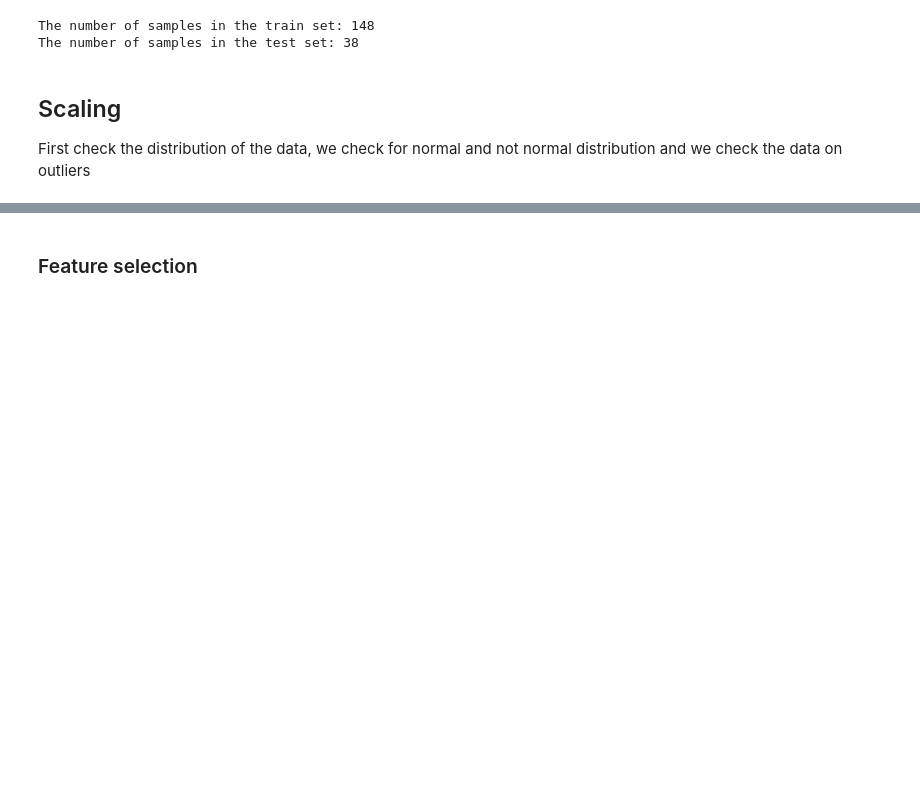
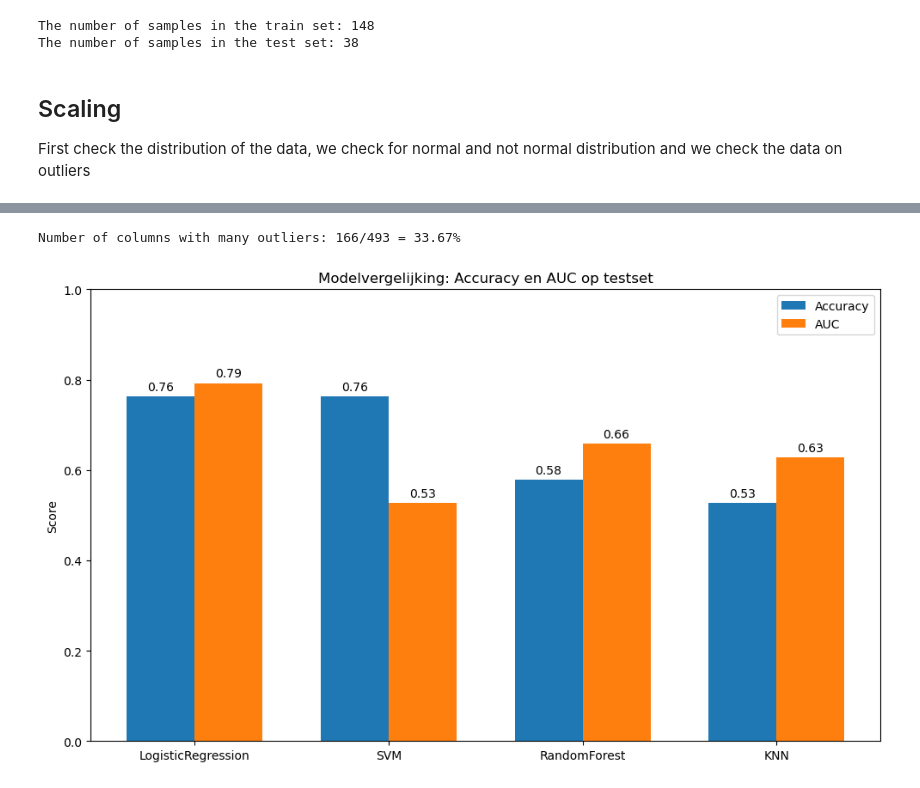
Before and after one commit to TaraVijgeboom/TM10007_Group10_Liver, a Jupyter notebook: assignment.ipynb, the cells around one changed output, grey strips where cells are left out. Drawn from its saved outputs; the diff is of its cells as text; code cells hidden in the pictures; blank space fills up the shorter version.

```diff
--- a/assignment.ipynb
+++ b/assignment.ipynb
@@ -187,2 +144,69 @@ plt.show()
-# %% [markdown]
-### Feature selection
+# %%
+# Calculating presence and number of outliers
+columns_many_outliers_count = 0
+
+for column in X_train:
+    Q1 = X_train[column].quantile(0.25)
+    Q3 = X_train[column].quantile(0.75)
+    IQR = Q3 - Q1
+
+# Checking for missing data
+# Print the number of missing values
+print(f"Amount of missing data: {data_binary.isna().sum().sum()}")
+# Print the number of zeros per feature
+zero_counts = (data_binary.drop(columns=['label']) == 0).sum()
+features_with_zeros = zero_counts[zero_counts > 0]
+print(f"\nPercentage of zeros per feature: \n{features_with_zeros/len(data_binary.index)*100}")
+
+# Remove columns with =/> 10% zeros
+features_to_remove_zeros = features_with_zeros[features_with_zeros > 0.1*len(data_binary.index)].index
+data_binary.drop(columns=features_to_remove_zeros, inplace=True)
+print(f"Removed features with more than 10% zeros: {list(features_to_remove_zeros)}")
+
+# Columns with < 10% zeros
+features_remaining_with_features = features_with_zeros[features_with_zeros <= 0.1*len(data_binary.index)].index
+print(f"Features with less than 10% zeros: {list(features_remaining_with_features)}")
+# %% [output]
+Number of columns with many outliers: 166/493 = 33.67%
+# %%
+# Verzamel scores voor plot
+model_names = []
+accuracies = []
+aucs = []
+
+for name, res in results.items():
+    model_names.append(name)
+    accuracies.append(res['accuracy_test'])
+    aucs.append(res['auc'] if res['auc'] is not None else 0)
+
+# Plot maken
+x = np.arange(len(model_names))
+width = 0.35
+
+fig, ax = plt.subplots(figsize=(10, 6))
+rects1 = ax.bar(x - width/2, accuracies, width, label='Accuracy')
+rects2 = ax.bar(x + width/2, aucs, width, label='AUC')
+
+# Labels en styling
+ax.set_ylabel('Score')
+ax.set_title('Modelvergelijking: Accuracy en AUC op testset')
+ax.set_xticks(x)
+ax.set_xticklabels(model_names)
+ax.legend()
+ax.set_ylim(0, 1)
+
+# Scores boven de balken tonen
+def add_labels(rects):
+    for rect in rects:
+        height = rect.get_height()
+        ax.annotate(f"{height:.2f}", xy=(rect.get_x() + rect.get_width() / 2, height),
+                    xytext=(0, 3), textcoords="offset points",
+                    ha='center', va='bottom')
+
+add_labels(rects1)
+add_labels(rects2)
+
+plt.tight_layout()
+plt.show()
+# %% [output]
+[figure, added]
```
Also changed, not shown: parts of 7 cells of this notebook.
